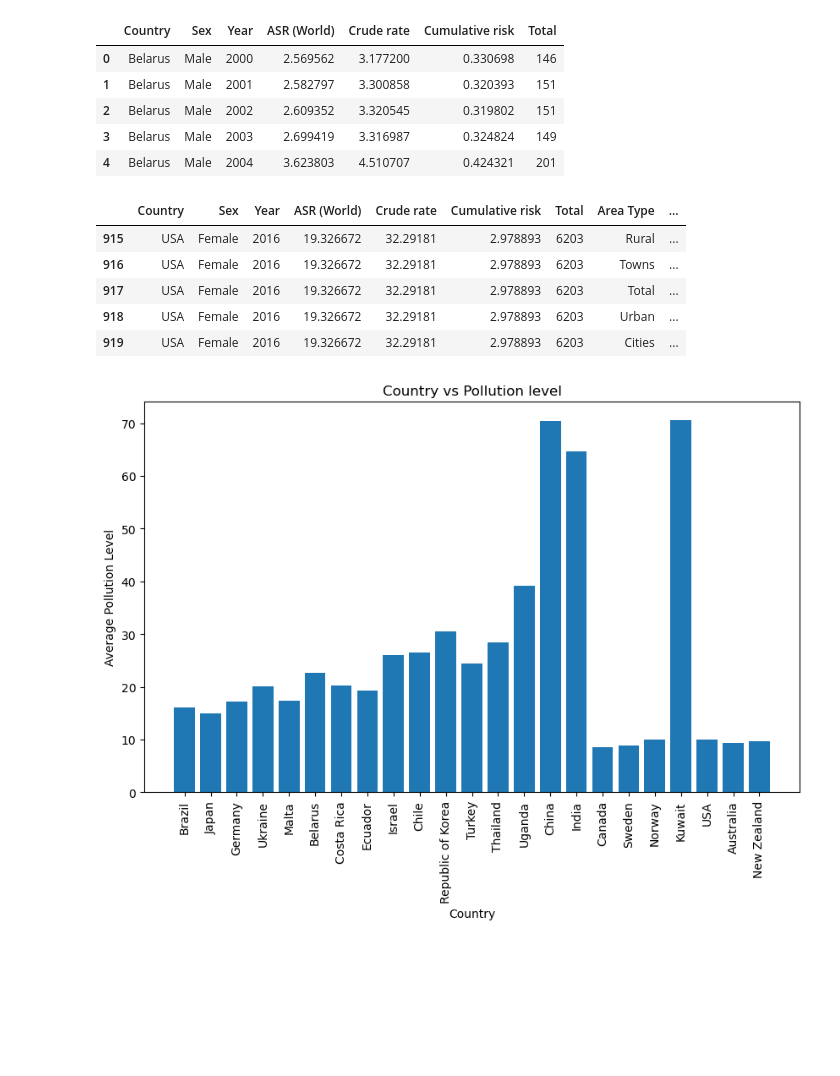
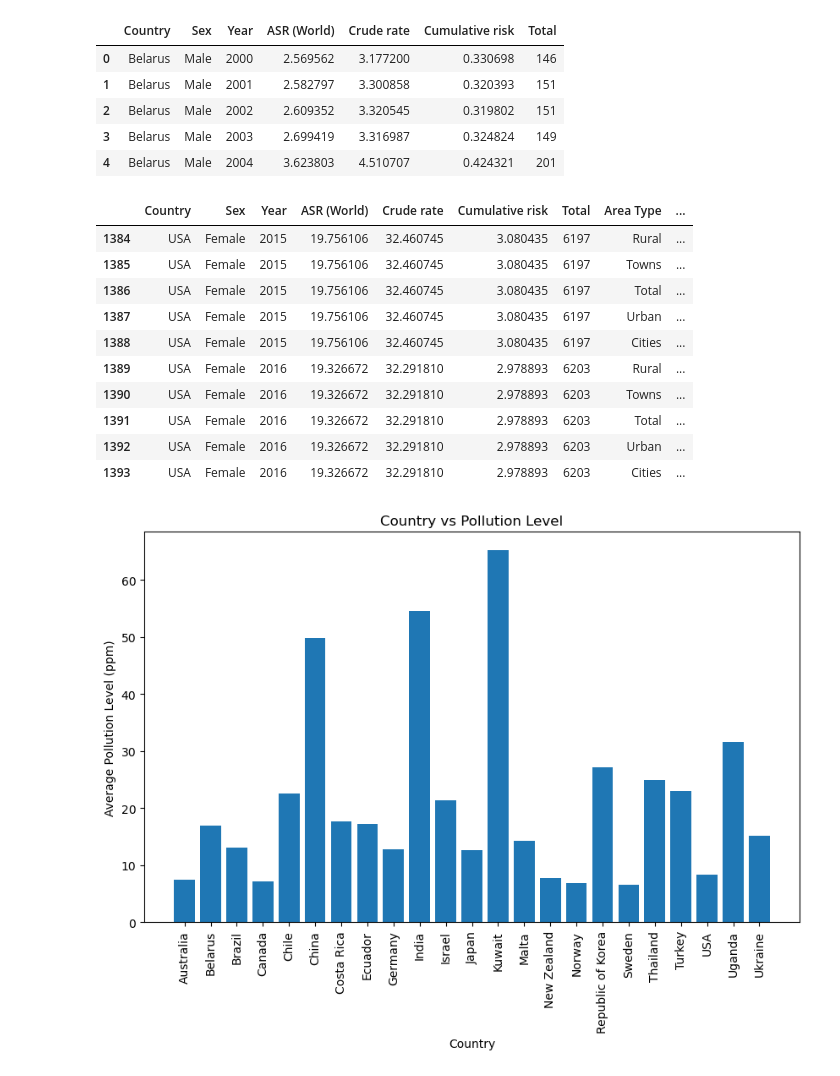
Before and after one commit to rohanhpatel/nw-project-1, a Jupyter notebook: project1.ipynb, the cells around one changed output. Drawn from its saved outputs; the diff is of its cells as text; code cells hidden in the pictures; blank space fills up the shorter version.

```diff
--- a/project1.ipynb
+++ b/project1.ipynb
@@ -141,41 +144,48 @@ melanoma_data.head()
 | 4 | Belarus | Male | 2004 | 3.623803 | 4.510707 | 0.424321 | 201 |
 # %%
 # Merge all the dataframes
-
-# particle_years = list(particle_data["Year"].unique())
-# lung_years = list(lung_data["Year"].unique())
-# overlap_years = list(set(lung_years) & set(particle_years))
-# overlap_years.sort()
+selected_countries = ["USA", "China", "Belarus", "Turkey", "Canada", "Chile","Columbia", "Costa Rica",
+"Ecuador", "Germany", "India", "Australia", "Israel", "Japan",
+"Republic of Korea", "Kuwait", "Malta", "New Zealand",
+"Norway", "Sweden", "Brazil", "Thailand", "Turkey", "Uganda", "Ukraine"]
 
 lung_pollution_data = lung_data.merge(particle_data, how='left', on=['Country', 'Year']).dropna()
 melanoma_pollution_data = melanoma_data.merge(particle_data, how='left', on=['Country', 'Year']).dropna()
 
-lung_full_data = lung_pollution_data.merge(GDP_data, how='left', on='Country').dropna()
-melanoma_full_data = melanoma_pollution_data.merge(GDP_data, how='left', on='Country').dropna()
+# lung_full_data = lung_pollution_data.merge(GDP_data, how='left', on='Country').dropna()
+# melanoma_full_data = melanoma_pollution_data.merge(GDP_data, how='left', on='Country').dropna()
 
-lung_full_data.tail()
+lung_pollution_data.tail(10)
 # %% [output]
 |  | Country | Sex | Year | ASR (World) | Crude rate | Cumulative risk | Total | Area Type | ... |
-| 915 | USA | Female | 2016 | 19.326672 | 32.29181 | 2.978893 | 6203 | Rural | ... |
-| 916 | USA | Female | 2016 | 19.326672 | 32.29181 | 2.978893 | 6203 | Towns | ... |
-| 917 | USA | Female | 2016 | 19.326672 | 32.29181 | 2.978893 | 6203 | Total | ... |
-| 918 | USA | Female | 2016 | 19.326672 | 32.29181 | 2.978893 | 6203 | Urban | ... |
-| 919 | USA | Female | 2016 | 19.326672 | 32.29181 | 2.978893 | 6203 | Cities | ... |
+| 1384 | USA | Female | 2015 | 19.756106 | 32.460745 | 3.080435 | 6197 | Rural | ... |
+| 1385 | USA | Female | 2015 | 19.756106 | 32.460745 | 3.080435 | 6197 | Towns | ... |
+| 1386 | USA | Female | 2015 | 19.756106 | 32.460745 | 3.080435 | 6197 | Total | ... |
+| 1387 | USA | Female | 2015 | 19.756106 | 32.460745 | 3.080435 | 6197 | Urban | ... |
+| 1388 | USA | Female | 2015 | 19.756106 | 32.460745 | 3.080435 | 6197 | Cities | ... |
+| 1389 | USA | Female | 2016 | 19.326672 | 32.291810 | 2.978893 | 6203 | Rural | ... |
+| 1390 | USA | Female | 2016 | 19.326672 | 32.291810 | 2.978893 | 6203 | Towns | ... |
+| 1391 | USA | Female | 2016 | 19.326672 | 32.291810 | 2.978893 | 6203 | Total | ... |
+| 1392 | USA | Female | 2016 | 19.326672 | 32.291810 | 2.978893 | 6203 | Urban | ... |
+| 1393 | USA | Female | 2016 | 19.326672 | 32.291810 | 2.978893 | 6203 | Cities | ... |
 # %%
 
 # Filter the particle data to include only the selected countries
 selected_particle_data = particle_data[particle_data["Country"].isin(selected_countries)]
+selected_particle_data = selected_particle_data[selected_particle_data["Area Type"] == "Total"]
+grouped_particle_data = selected_particle_data.groupby("Country").mean(numeric_only = True)["Average Weighted Concentration"]
+countries = grouped_particle_data.index
+particle_values = grouped_particle_data.values
 
 # find the countries with the highest polution indices
-
 plt.figure(figsize=(10, 6))
-plt.bar(selected_particle_data["Country"], selected_particle_data["Average Weighted Concentration"])
+plt.bar(countries, particle_values)
 plt.xlabel("Country")
-plt.ylabel("Average Pollution Level")
-plt.title("Country vs Pollution level")
+plt.ylabel("Average Pollution Level (ppm)")
+plt.title("Country vs Pollution Level")
 plt.xticks(rotation=90)
 plt.show()
 
 #create a bar chart
 # %% [output]
-[figure, old version]
+[figure, new version]
```
Also changed, not shown: parts of 28 cells of this notebook.
